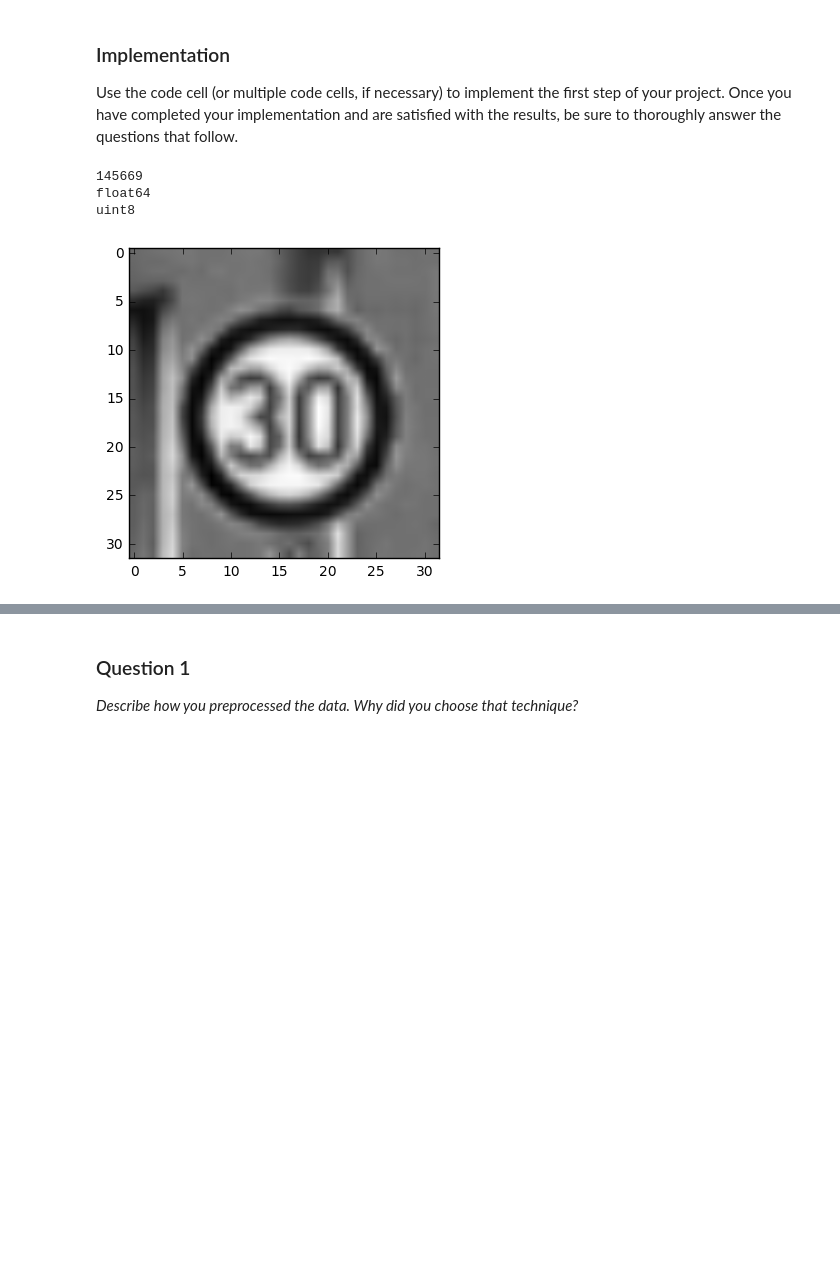
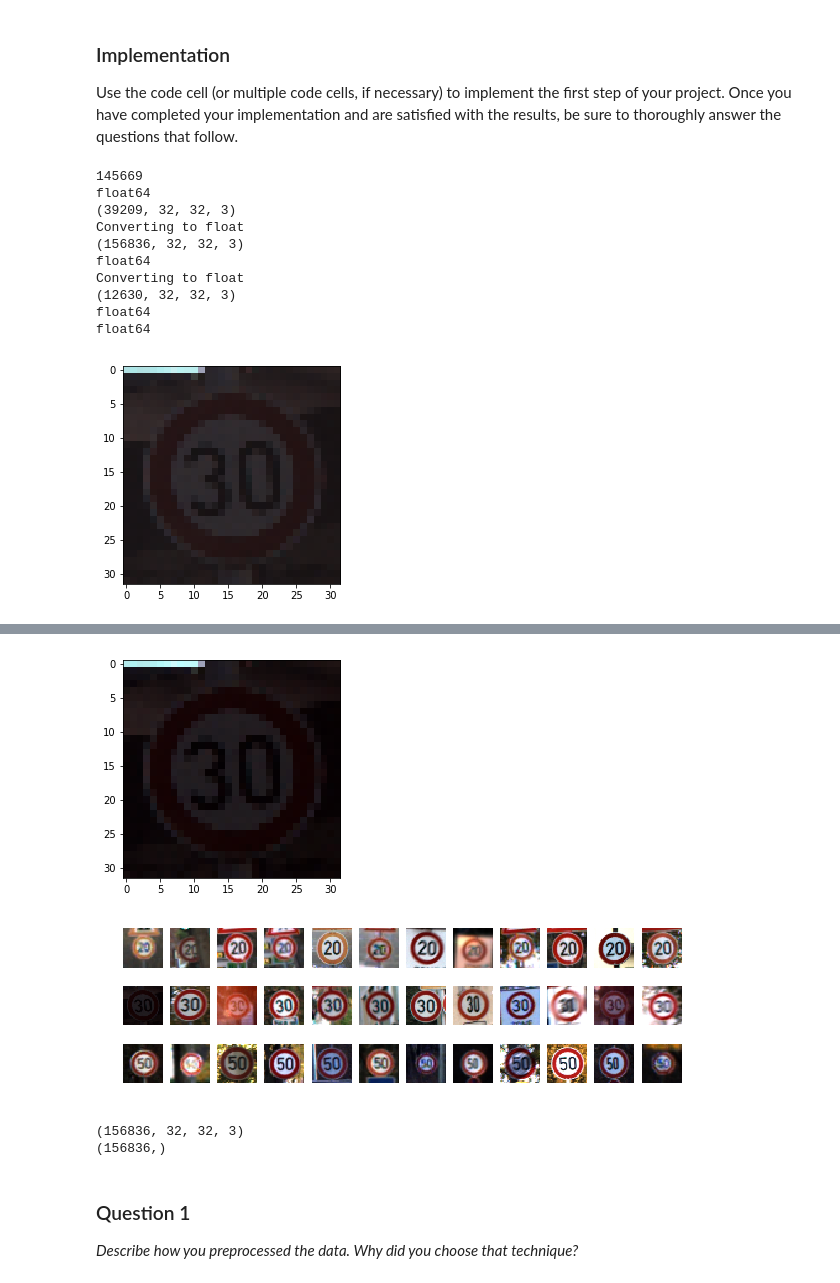
Before and after one commit to antorsae/CarND-Traffic-Sign-Classifier-Project, a Jupyter notebook: Traffic_Sign_Classifier.ipynb, the cells around one changed output, grey strips where cells are left out. Saved outputs shown, nothing was run; the diff lists cells and outputs as text; code cells hidden in the pictures; blank space fills up the shorter version.

Commit message:
~92%: Vanilla, LeNet-5, faking 3x training samples (scale, rotation), normalization

```diff
--- a/Traffic_Sign_Classifier.ipynb
+++ b/Traffic_Sign_Classifier.ipynb
@@ -132,35 +133,84 @@ Use the code cell (or multiple code cells, if necessary) to implement the first
 # %%
 ### Preprocess the data here.
 ### Feel free to use as many code cells as needed.
+import cv2
 print(np.sum(X_train[0,:,:,0]))
 print((np.array(X_train[0,:,:,0], dtype=float)).dtype)
 
 # Convert to float
 
 # For each train example: normalize each RGB channel (independently of each other) from 0. to 1.
 # Changes color balance so jury still our whether this will work or not
 def normalize_max_per_channel(items):
-    items = np.array(items, dtype=float)
     for train_example in range(items.shape[0]):
         for channel in range(3):
             channelpeak = np.max(items[train_example,:,:,channel])
             items[train_example,:,:,channel] /= channelpeak
+    return items
 
-# For each train example: normalize each RGB channel from 0. to 1.
+# For each train example: normalize each RGB channel to peak value 1.
 def normalize_max(items):
-    items = np.array(items, dtype=float)
     for train_example in range(items.shape[0]):
-            channelpeak = np.max(items[train_example,:,:,:])
-            items[train_example,:,:,:] /= channelpeak
+        channelpeak = np.max(items[train_example,:,:,:])
+        items[train_example,:,:,:] /= channelpeak
+    print(items.dtype)
+    return items
 
-normalize_max(X_train)
-normalize_max(X_test)
-print(X_train[0].dtype)
-plt.imshow(X_train[1220,:,:,2], cmap='gray')
+# For each train example: normalize each RGB channel to [0.,1.]
+def normalize_max_min(items):
+    if items.dtype != float:
+        fitems = np.array(items, dtype=float)
+        print("Converting to float")
+    else:
+        fitems = items
+        print("Items already float")
+    normalized = np.empty_like(fitems)
+    print(fitems.shape)
+    for item in range(fitems.shape[0]):
+        channelmin  = np.min(fitems[item,:,:,:])
+        channelpeak = np.max(fitems[item,:,:,:])
+        normalized[item,:,:,:] = (fitems[item,:,:,:] - channelmin) / (channelpeak - channelmin)
+    print(normalized.dtype)
+    return normalized
+
+def fake_items(items):
+    faked = np.empty_like(items)
+    cols,rows = image_shape
+    for item in range(items.shape[0]):
+        M = cv2.getRotationMatrix2D((cols/2+random.randint(-2,2),rows/2+random.randint(-2,2)),random.uniform(-5,5),random.uniform(0.9,1.1))
+        faked[item,:,:,:] = cv2.warpAffine(items[item,:,:,:],M,(cols,rows))
+    return faked
+
+print(X_train.shape)
+fake_factor = 3
+X_train_augmented, y_train_augmented = (X_train, y_train)
+for i in range(fake_factor):
+    X_train_augmented = np.concatenate((X_train_augmented, fake_items(X_train)))
+    y_train_augmented = np.concatenate((y_train_augmented,y_train))
+X_train_augmented = normalize_max_min(X_train_augmented)
+X_test_normalized = normalize_max_min(X_test)
+print(X_train_augmented.dtype)
+plt.imshow(X_train[classes_index[1][0]])
 plt.show()
-print(X_train[0,:,:,0])
+plt.imshow(normalize_max_min(X_train)[classes_index[1][0]])
+plt.show()
+fig, axes = plt.subplots(3, 12, figsize=(10,3))
+# print classes_per_row rows examples of each class
+for i, ax in enumerate(axes.flat):
+    ax.set_axis_off()
+    ax.imshow(X_train_augmented[classes_index[int(i/classes_per_row)][i % classes_per_row]])
+plt.show()
+print(X_train_augmented.shape)
+print(y_train_augmented.shape)
 # %% [output]
 145669
 float64
-uint8
+(39209, 32, 32, 3)
+Converting to float
+(156836, 32, 32, 3)
+float64
+Converting to float
+(12630, 32, 32, 3)
+float64
+float64
-[figure, old version]
+[figure, new version]
@@ -174,3 +220,7 @@ uint8
+[figure, added]
+[figure, added]
+(156836, 32, 32, 3)
+(156836,)
 # %% [markdown]
 ### Question 1
 
```
Also changed, not shown: parts of 7 cells of this notebook.
